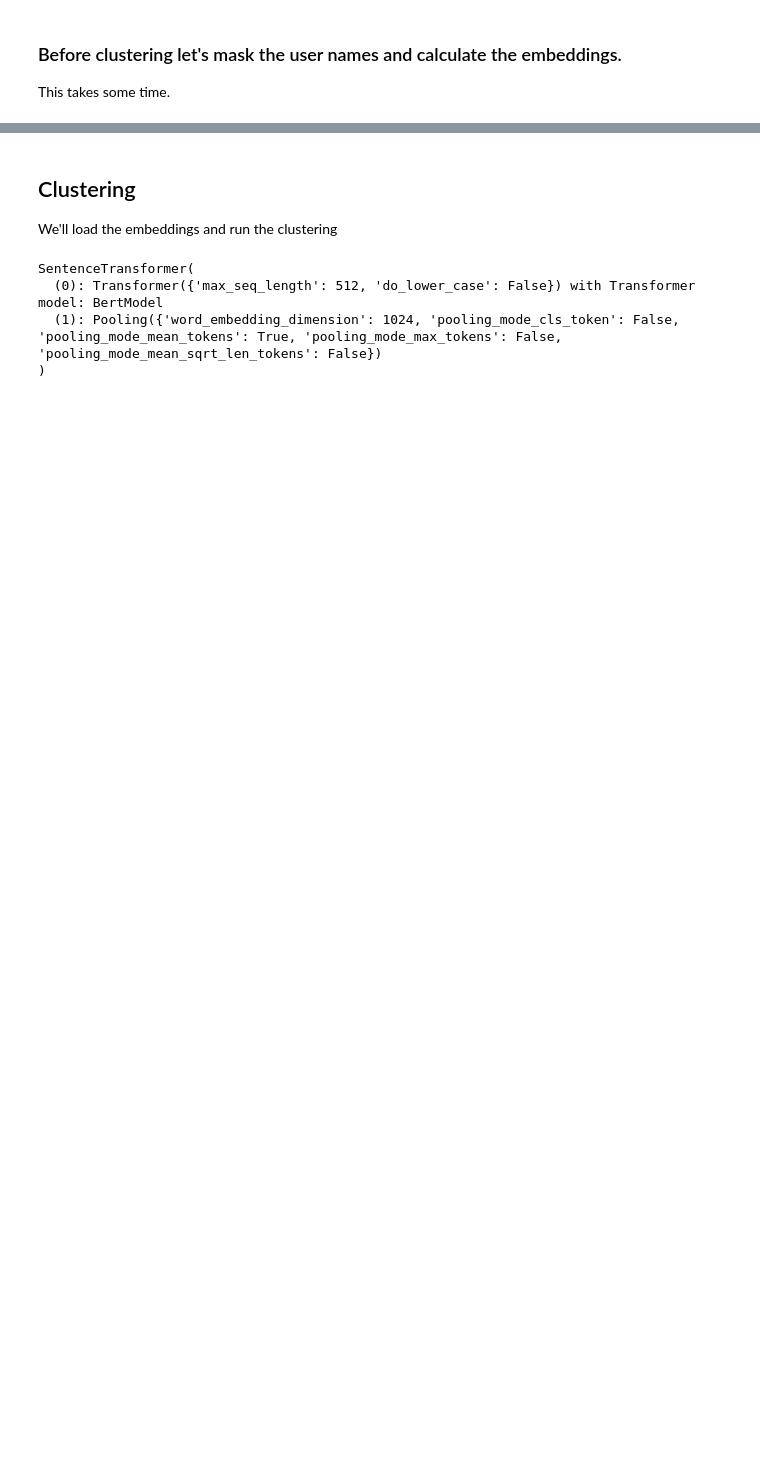
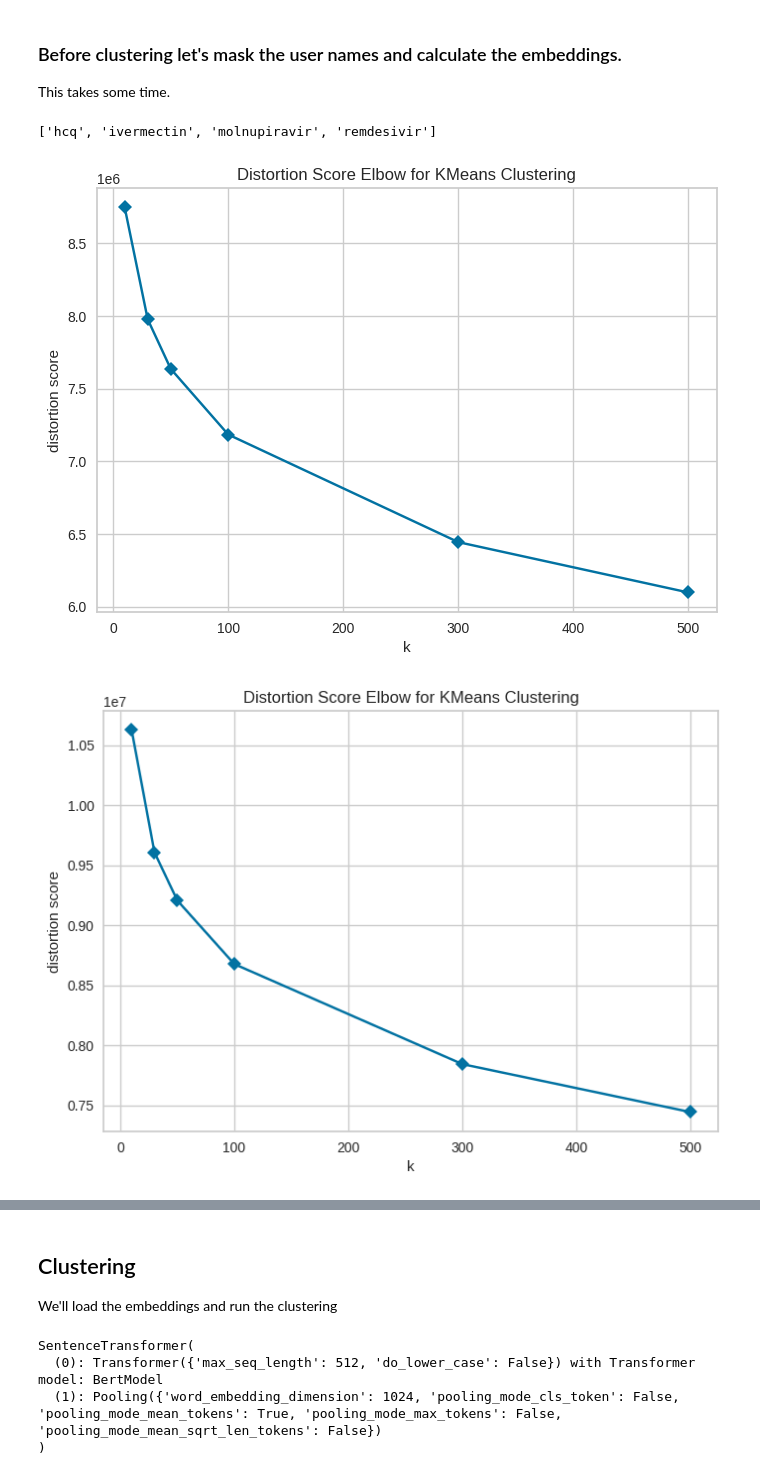
Before and after one commit to ningkko/COVID-drug, a Jupyter notebook: content_analysis/clustering.ipynb, the cells around one changed output, grey strips where cells are left out. Saved outputs shown, nothing was run; the diff lists cells and outputs as text; code cells hidden in the pictures; blank space fills up the shorter version.

```diff
--- a/content_analysis/clustering.ipynb
+++ b/content_analysis/clustering.ipynb
@@ -77,3 +77,24 @@ from ccc_toolkit_v_21_0 import (
                           reduce_dimensionality,
                           retrieve,
                           SentenceTransformer)
+# %%
+drugs
+# %% [output]
+['hcq', 'ivermectin', 'molnupiravir', 'remdesivir']
+# %%
+import torch
+from sklearn.cluster import KMeans
+
+from yellowbrick.cluster import KElbowVisualizer
+
+
+for drug in drugs:
+    X = torch.load(f'embeddings/{drug}.pt').numpy()
+    # Instantiate the clustering model and visualizer
+    model = KMeans()
+    visualizer = KElbowVisualizer(model,k=(10, 30, 50, 100, 300, 500), locate_elbow=False, timings=False)
+    visualizer.fit(X)        # Fit the data to the visualizer
+    visualizer.show()        # Finalize and render the figure
+# %% [output]
+[figure, added]
+[figure, added]
```
Also changed, not shown: parts of 3 cells of this notebook, 6 other files.
